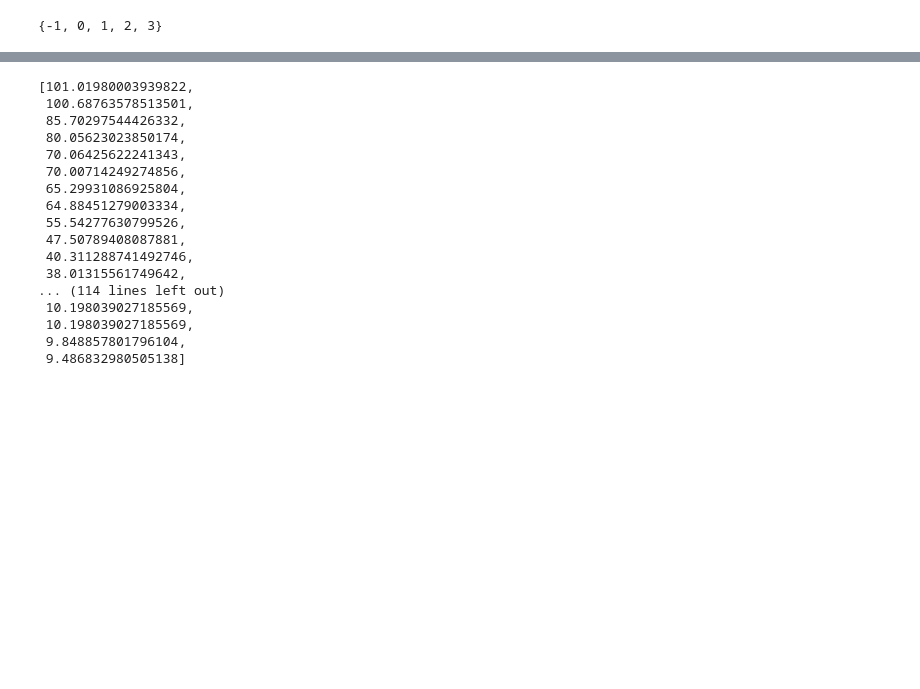
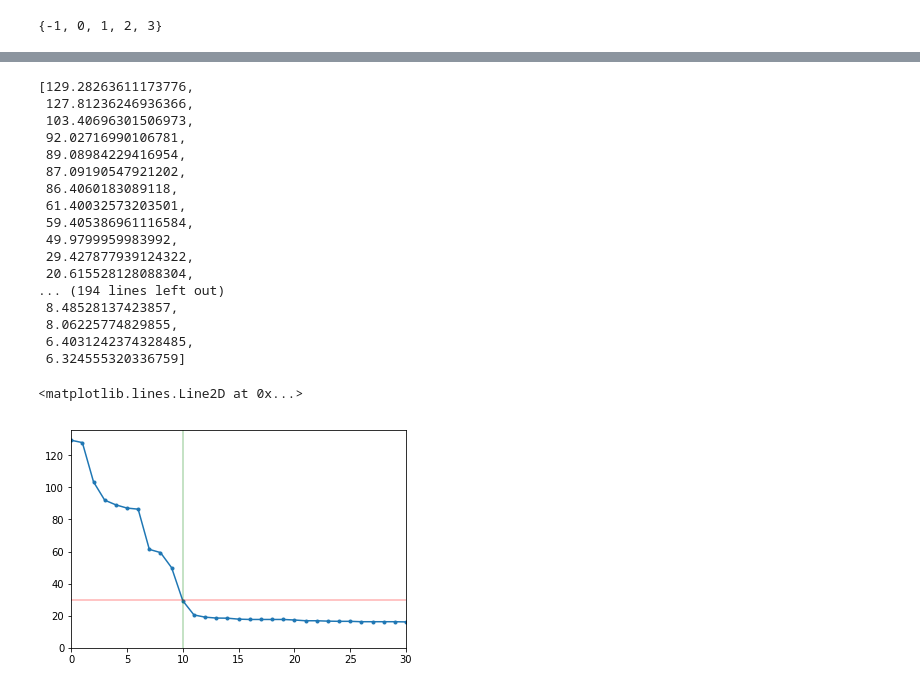
Before and after one commit to base0/machine_learning, a Jupyter notebook: clustering.ipynb, the cells around one changed output, grey strips where cells are left out. Drawn from its saved outputs; the diff is of its cells as text; code cells hidden in the pictures; blank space fills up the shorter version.

```diff
--- a/clustering.ipynb
+++ b/clustering.ipynb
@@ -63,23 +83,32 @@ array([[  0.        ,  14.14213562,  16.        ],
 # %%
-d = [(dist[i][-1] + dist[i][-1]) / 2 for i in range(len(dist))]
+d = dist[:,-1]
 d = sorted(d, reverse=True)
 d
 # %% [output]
-[101.01980003939822,
- 100.68763578513501,
- 85.70297544426332,
- 80.05623023850174,
- 70.06425622241343,
- 70.00714249274856,
- 65.29931086925804,
- 64.88451279003334,
- 55.54277630799526,
- 47.50789408087881,
- 40.311288741492746,
- 38.01315561749642,
-... (114 lines left out)
- 10.198039027185569,
- 10.198039027185569,
- 9.848857801796104,
- 9.486832980505138]
+[129.28263611173776,
+ 127.81236246936366,
+ 103.40696301506973,
+ 92.02716990106781,
+ 89.08984229416954,
+ 87.09190547921202,
+ 86.4060183089118,
+ 61.40032573203501,
+ 59.405386961116584,
+ 49.9799959983992,
+ 29.427877939124322,
+ 20.615528128088304,
+... (194 lines left out)
+ 8.48528137423857,
+ 8.06225774829855,
+ 6.4031242374328485,
+ 6.324555320336759]
+# %%
+# zoom in
+plt.plot(d, marker='.')
+plt.xlim(0, 30)
+plt.axhline(y=30, alpha=0.3, c='r')
+plt.axvline(x=10, alpha=0.3, c='g')
+# %% [output]
+<matplotlib.lines.Line2D at 0x...>
+[figure, added]
 # %%
```
Also changed, not shown: parts of 9 cells of this notebook.
